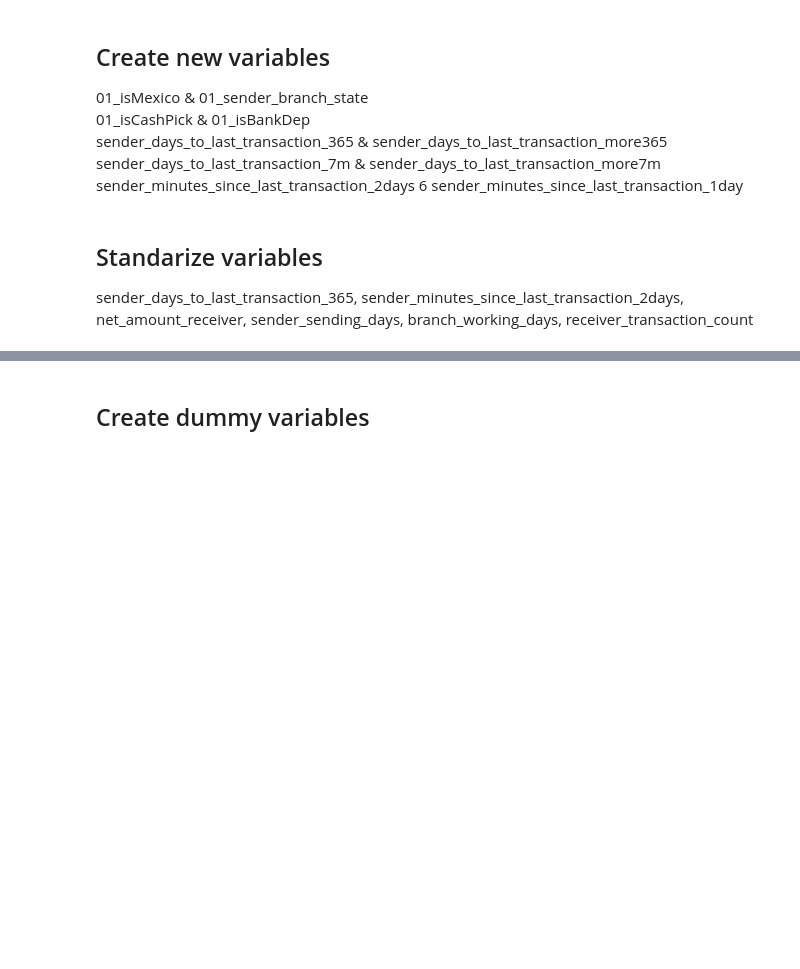
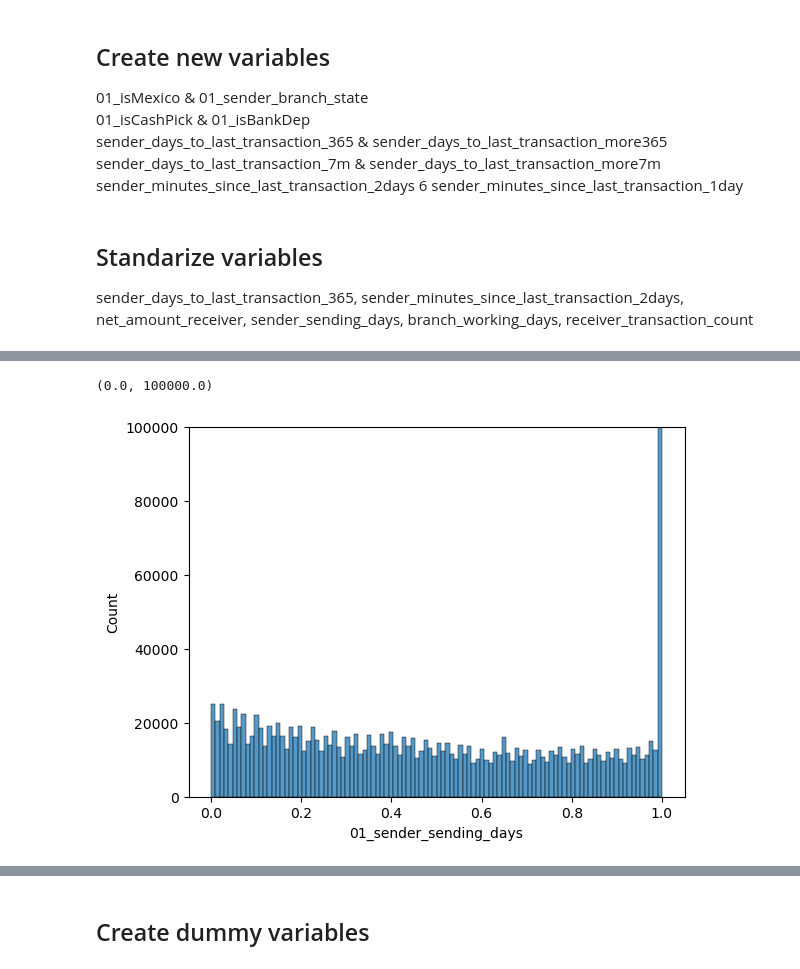
Before and after one commit to Magdaorozco644/ModelosAIm-dev, a Jupyter notebook: Analytics/5.Fraud/01-InputModelo-NuevasVar.ipynb, the cells around one changed output, grey strips where cells are left out. Drawn from its saved outputs; the diff is of its cells as text; code cells hidden in the pictures; blank space fills up the shorter version.

```diff
--- a/Analytics/5.Fraud/01-InputModelo-NuevasVar.ipynb
+++ b/Analytics/5.Fraud/01-InputModelo-NuevasVar.ipynb
@@ -377,3 +377,9 @@ sns.histplot(data=df_ABT, x="01_sender_sending_days", ax = axs[1])
+# %%
+sns.histplot(data=df_ABT, x="01_sender_sending_days")
+plt.ylim(0,100000)
+# %% [output]
+(0.0, 100000.0)
+[figure, added]
 # %%
 #Standarize rest of the variables
 Mx = df_perc.Max[(df_perc['Variable']=='receiver_transaction_count') & (df_perc['ptile']==99)].item()
```
Also changed, not shown: parts of 16 cells of this notebook, 1 other file.
